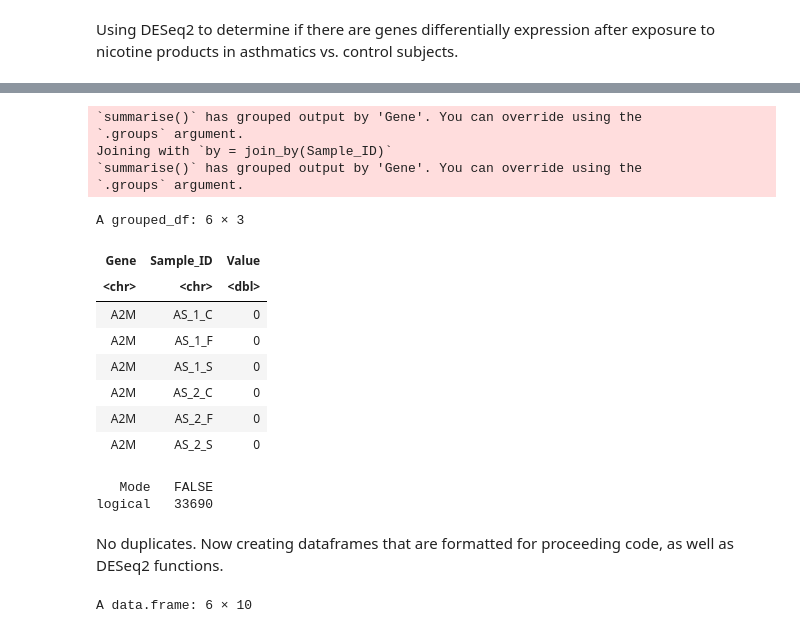
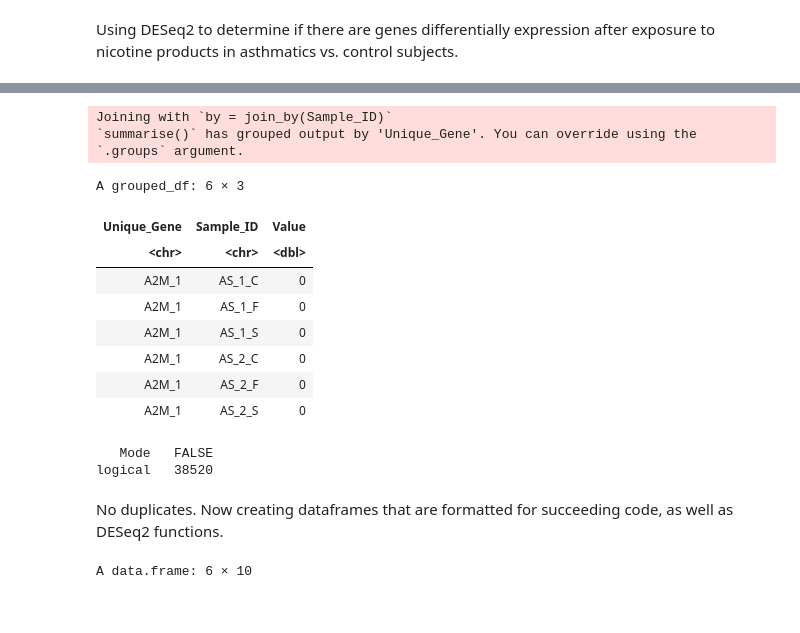
Before and after one commit to UNC-CEMALB/P1005_Miscellaneous-Analyses, a Jupyter notebook: P1005.4. Yael RNASeq Grant/Yael DESeq2.ipynb, the cells around one changed output, grey strips where cells are left out. Drawn from its saved outputs; the diff is of its cells as text; code cells hidden in the pictures.

```diff
--- a/P1005.4. Yael RNASeq Grant/Yael DESeq2.ipynb
+++ b/P1005.4. Yael RNASeq Grant/Yael DESeq2.ipynb
@@ -1,6 +1,6 @@
 # %%
 Output = ('/Users/alexis/Library/CloudStorage/OneDrive-UniversityofNorthCarolinaatChapelHill/CEMALB_DataAnalysisPM/Projects/P1005. Miscellaneous Analyses/P1005.5. Yael RNAseq Grant/P1005.5.3. Analyses/P1005.5.3.1 DESeq2/Output')
-cur_date = "010824"
+cur_date = "010924"
 
 library(readxl)
 library(openxlsx)
@@ -13,7 +13,7 @@ library(pheatmap)
 library(DESeq2)
 
 # reading in files
-counts_df = data.frame(read_excel("Input/Yael_Counts_120223.xlsx"))
+count_df = data.frame(read_excel("Input/Yael_Counts_120223.xlsx"))
 subject_info_df = data.frame(read_excel("Input/SubjectInfo_120223.xlsx", sheet = 2))
 asthma_gene_list_df = data.frame(read_excel("Input/Paper Gene List.xlsx"))
 # %% [output]
@@ -71,16 +71,14 @@ Using DESeq2 to determine if there are genes differentially expression after exp
 # %%
 # first replacing the column names in the count df with sample ids that are more descriptive of the subjects
 # also filtering for asthma genes
-counts_df = counts_df %>%
+cleaned_count_df = count_df %>%
     separate(Gene, sep = "_", c("Gene", NA)) %>%
     # only subsetting for asthma genes we're interested in
-    filter(Gene %in% asthma_gene_list_df$Gene.Symbol)
-    # column_to_rownames(var = "Gene") %>%
-    # # reordering cols so that they match the order in the subject info df
-    # relocate(subject_info_df$Original_Sample_ID)
+    filter(Gene %in% asthma_gene_list_df$Gene.Symbol) %>%
+    relocate(.after = Gene, subject_info_df$Original_Sample_ID)
 
-colnames(counts_df)[2:40] = subject_info_df$Sample_ID
-head(counts_df)
+colnames(cleaned_count_df)[2:40] = subject_info_df$Sample_ID
+head(cleaned_count_df)
 # %% [output]
 A data.frame: 6 × 40
 |  | Gene | AS_1_C.1 | AS_1_F.1 | AS_1_C.2 | AS_1_S.1 | AS_2_C.1 | AS_2_F.1 | AS_2_C.2 | AS_2_S.1 | AS_3_C.1 | ... |
@@ -93,0 +92,16 @@ A data.frame: 6 × 40
+# %%
+# df now contains duplicate genes since the numbers were removed to match the asthma gene list
+# creating a new col that identifies unique genes
+make.unique = function(x, sep){
+    # Function for making unique names. Input = vector (x) and what separator you want to use (sep),
+    # output = vector with duplicate names made unique using the separator and numbers
+    ave(x, x, FUN = function(a){if(length(a) > 1){paste(a, 1:length(a), sep = sep)}
+                                else {a}})
+}
+
+# calling function
+cleaned_count_df <- cleaned_count_df %>%
+    mutate(Unique_Gene = make.unique(Gene, sep = "_")) %>%
+    relocate(Unique_Gene, .after = Gene)
+
+head(cleaned_count_df)
@@ -94,42 +118,37 @@ A data.frame: 6 × 40
 # %%
-# pivoting longer to average the duplicate and replicate control samples
-longer_counts_df = counts_df %>%
+# pivoting longer to average the replicate control samples
+longer_count_df = cleaned_count_df %>%
     #rownames_to_column(var = "Gene") %>%
-    pivot_longer(cols = 2:40, names_to = "Sample_ID", values_to = "Value") %>%
-    # averaging count data across the duplicate genes
-    group_by(Gene, Sample_ID) %>%
-    summarize(Value = mean(Value)) %>%
+    pivot_longer(cols = 3:41, names_to = "Sample_ID", values_to = "Value") %>%
     # averaging count data across the replicate genes
     inner_join(subject_info_df[5:6]) %>%
     separate(Sample_ID, sep = "\\.", c("Sample_ID", NA)) %>%
-    group_by(Gene, Sample_ID) %>%
+    group_by(Unique_Gene, Sample_ID) %>%
     summarize(Value = round(mean(Value)))
 
-head(longer_counts_df)
+head(longer_count_df)
 # %% [output]
-`summarise()` has grouped output by 'Gene'. You can override using the
+Joining with `by = join_by(Sample_ID)`
+`summarise()` has grouped output by 'Unique_Gene'. You can override using the
 `.groups` argument.
-Joining with `by = join_by(Sample_ID)`
-`summarise()` has grouped output by 'Gene'. You can override using the
-`.groups` argument.
 A grouped_df: 6 × 3
-| Gene | Sample_ID | Value |
+| Unique_Gene | Sample_ID | Value |
 | <chr> | <chr> | <dbl> |
-| A2M | AS_1_C | 0 |
-| A2M | AS_1_F | 0 |
-| A2M | AS_1_S | 0 |
-| A2M | AS_2_C | 0 |
-| A2M | AS_2_F | 0 |
-| A2M | AS_2_S | 0 |
+| A2M_1 | AS_1_C | 0 |
+| A2M_1 | AS_1_F | 0 |
+| A2M_1 | AS_1_S | 0 |
+| A2M_1 | AS_2_C | 0 |
+| A2M_1 | AS_2_F | 0 |
+| A2M_1 | AS_2_S | 0 |
 # %%
 # checking for duplicates
-Dups = duplicated(longer_counts_df)
+Dups = duplicated(longer_count_df)
 summary(Dups)
 # %% [output]
    Mode   FALSE
-logical   33690
+logical   38520
 # %% [markdown]
-No duplicates. Now creating dataframes that are formatted for proceeding code, as well as DESeq2 functions.
+No duplicates. Now creating dataframes that are formatted for succeeding code, as well as DESeq2 functions.
 # %%
 # first creating a `coldata` object that contains all the metadata for each sample
 coldata = subject_info_df[,c(4:5,6:14)] %>%
```
Also changed, not shown: parts of 28 cells of this notebook.
